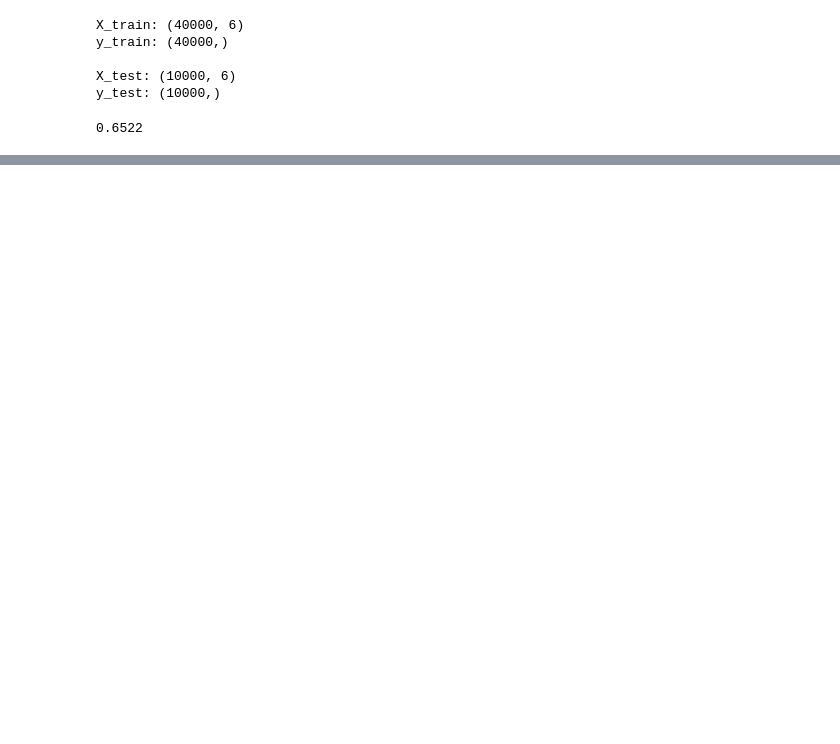
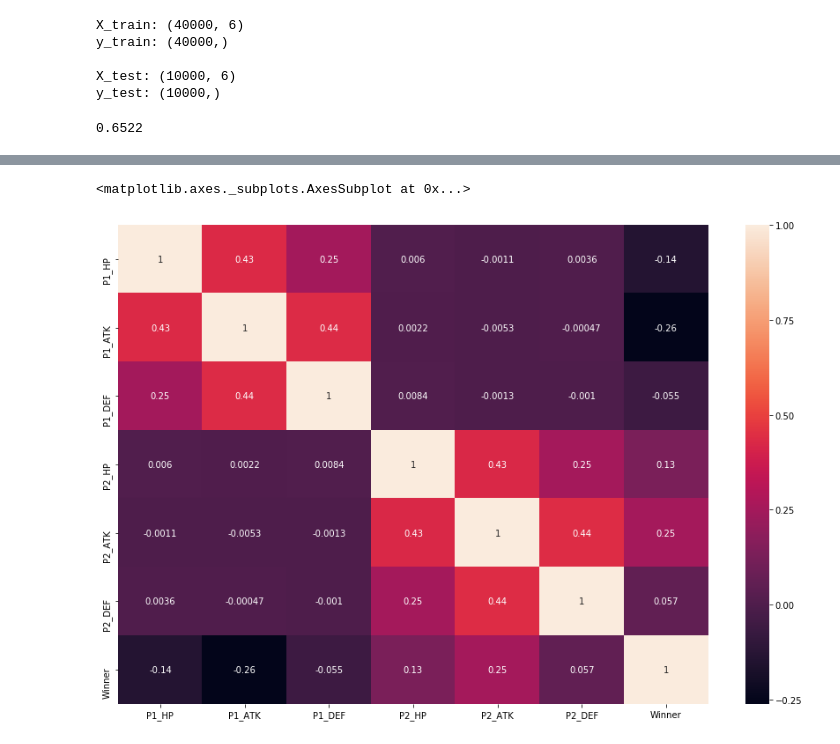
Before and after one commit to satrya-sabeni/AI_minor, a Jupyter notebook: Logistic_Predictor.ipynb, the cells around one changed output, grey strips where cells are left out. Drawn from its saved outputs; the diff is of its cells as text; code cells hidden in the pictures; blank space fills up the shorter version.

```diff
--- a/Logistic_Predictor.ipynb
+++ b/Logistic_Predictor.ipynb
@@ -72,5 +71,6 @@ features.head()
 | 4 | 70 | 60 | 125 | 20 | 10 | 230 |
 # %%
 # Defining target(winner) in binary
-# 0=First(attacking) pokemon won, 1=Second(attacked) pokemon won
-y_pred['Winner'] = np.where(combats['First_pokemon'] == combats['Winner'], 0, 1)
+y_pred = pd.DataFrame(np.where(combats['First_pokemon'] == combats['Winner'], 0, 1), columns=(['Winner']))
+# 0 = First(attacking) pokemon won
+# 1 = Second(attacked) pokemon won
@@ -130,0 +163,2 @@ confusion = metrics.confusion_matrix(y_test, predicted_test)
+# %%
+full_data = pd.concat((features, y_pred), axis = 1)
@@ -130,0 +174,6 @@ confusion = metrics.confusion_matrix(y_test, predicted_test)
+# %%
+fig, ax = plt.subplots(figsize=(15,10))
+sns.heatmap(full_data.corr(), annot=True, ax=ax)
+# %% [output]
+<matplotlib.axes._subplots.AxesSubplot at 0x...>
+[figure, added]
```
Also changed, not shown: parts of 11 cells of this notebook, 1 other file.
